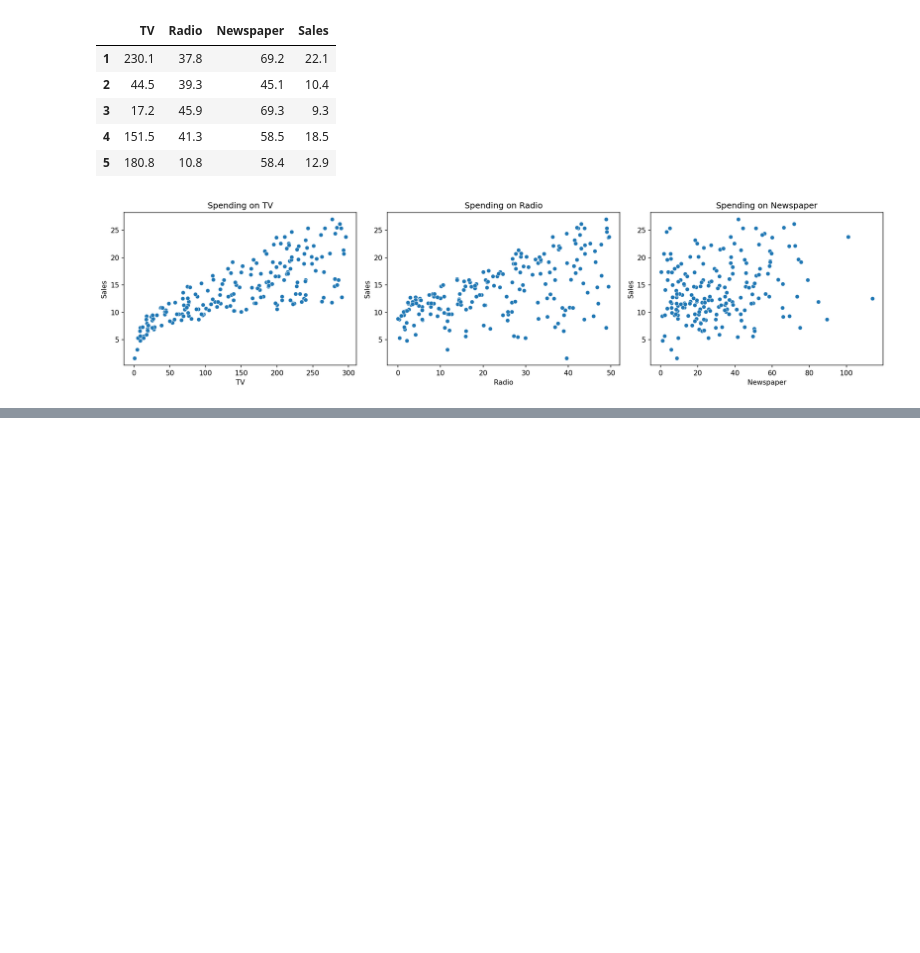
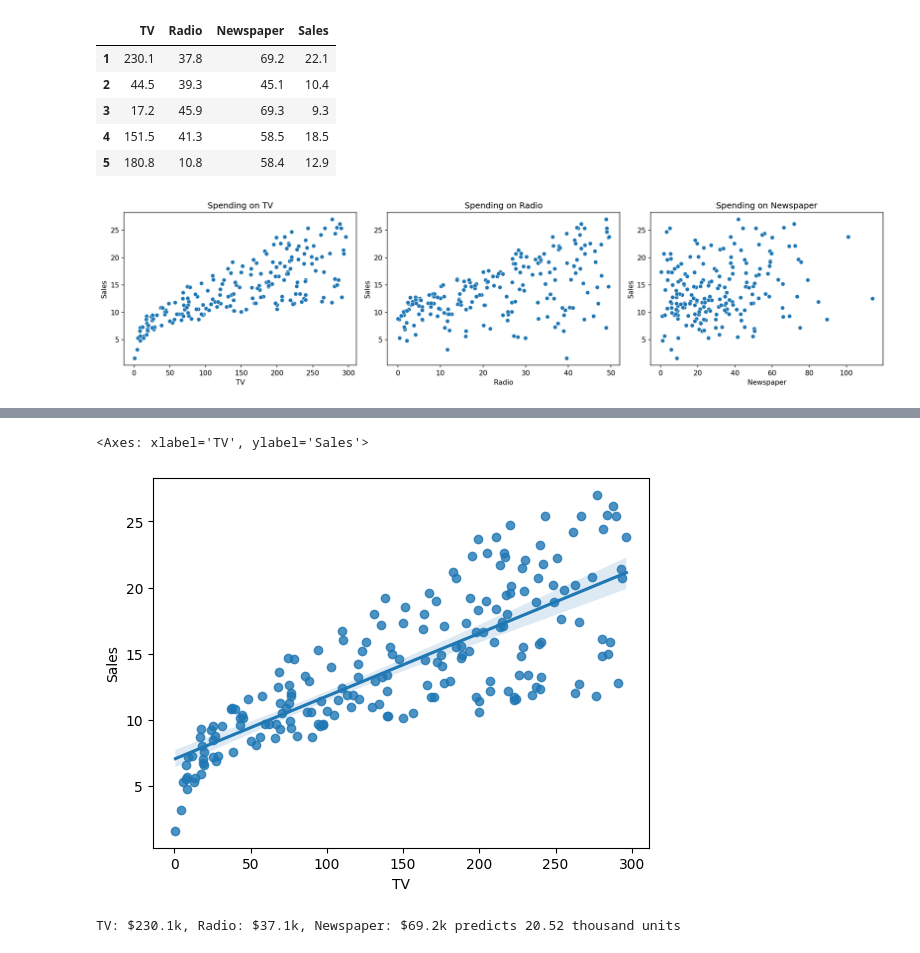
Before and after one commit to Crudeerz/ML-Rasmus-Berghall, a Jupyter notebook: Code-alongs/L0_Lin_Reg.ipynb, the cells around one changed output, grey strips where cells are left out. Cells and saved outputs as stored; diff of their text form; code cells hidden in the pictures; blank space fills up the shorter version.

```diff
--- a/Code-alongs/L0_Lin_Reg.ipynb
+++ b/Code-alongs/L0_Lin_Reg.ipynb
@@ -54,0 +88,24 @@ sns.pairplot(df, corner=True)
+# %%
+sns.regplot(x=X, y=y)
+# %% [output]
+<Axes: xlabel='TV', ylabel='Sales'>
+[figure, added]
+# %%
+X, y = df.drop("Sales", axis="columns"), df["Sales"]
+X.insert(0, "Intercept", 1)
+
+# @ is matrix multiplication in numpy
+
+regression_fit = lambda X, y: np.linalg.pinv(X.T @ X) @ X.T @ y
+beta_hat = regression_fit(X, y)
+
+predict = lambda x, beta: np.dot(x, beta)
+
+
+test_sample = [1, 230.1, 37.8, 69.2]
+
+y_hat =  predict(test_sample, beta_hat)
+
+print(f"TV: $230.1k, Radio: $37.1k, Newspaper: $69.2k predicts {y_hat:.2f} thousand units")
+# %% [output]
+TV: $230.1k, Radio: $37.1k, Newspaper: $69.2k predicts 20.52 thousand units
```
Also changed, not shown: parts of 2 cells of this notebook.
